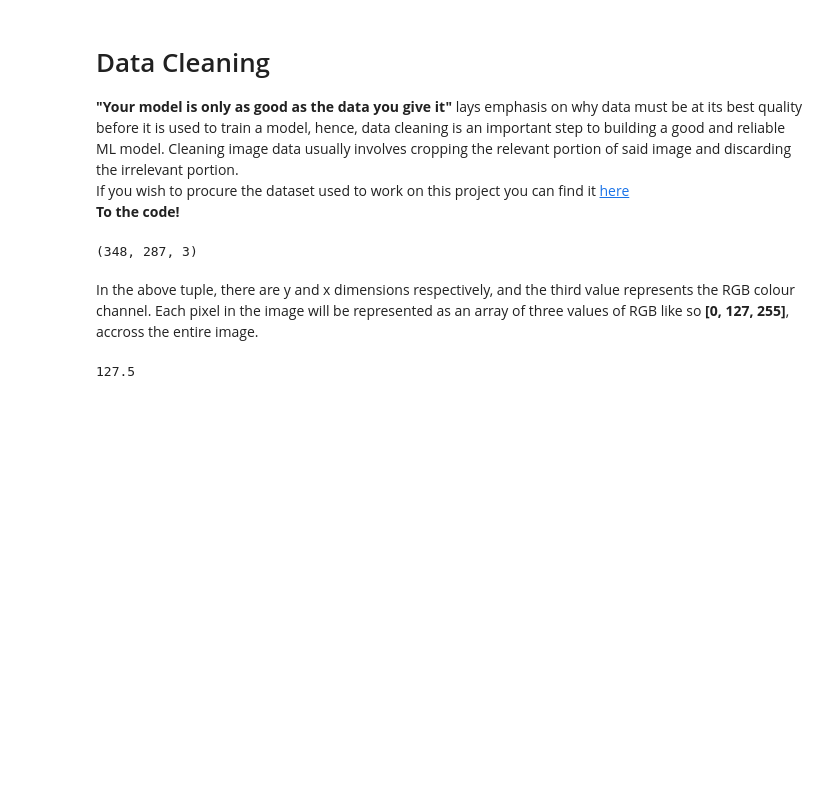
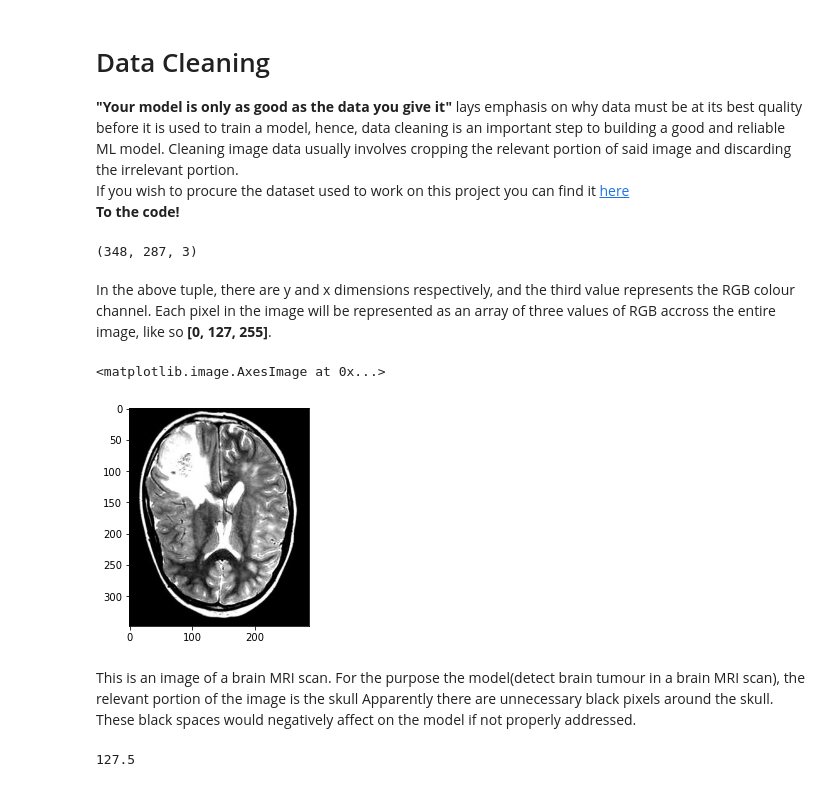
Before and after one commit to ifunanyaScript/Brain-tumour-diagnosis-app, a Jupyter notebook: notebooks/data_cleaning.ipynb, the cells around one changed output. Drawn from its saved outputs; the diff is of its cells as text; code cells hidden in the pictures; blank space fills up the shorter version.

```diff
--- a/notebooks/data_cleaning.ipynb
+++ b/notebooks/data_cleaning.ipynb
@@ -17,7 +17,16 @@ image.shape
 # %% [output]
 (348, 287, 3)
 # %% [markdown]
-In the above tuple, there are y and x dimensions respectively, and the third value represents the RGB colour channel. Each pixel in the image will be represented as an array of three values of RGB like so __[0, 127, 255]__, accross the entire image.
+In the above tuple, there are y and x dimensions respectively, and the third value represents the RGB colour channel. Each pixel in the image will be represented as an array of three values of RGB accross the entire image, like so __[0, 127, 255]__.
+# %%
+plt.imshow(image)
+# %% [output]
+<matplotlib.image.AxesImage at 0x...>
+[figure, added]
+# %% [markdown]
+This is an image of a brain MRI scan.
+For the purpose the model(detect brain tumour in a brain MRI scan), the relevant portion of the image is the skull
+Apparently there are unnecessary black pixels around the skull. These black spaces would negatively affect on the model if not properly addressed.
 # %%
 def cropZoom(image):
     y_nonzero, x_nonzero, _ = np.nonzero(image)
```
